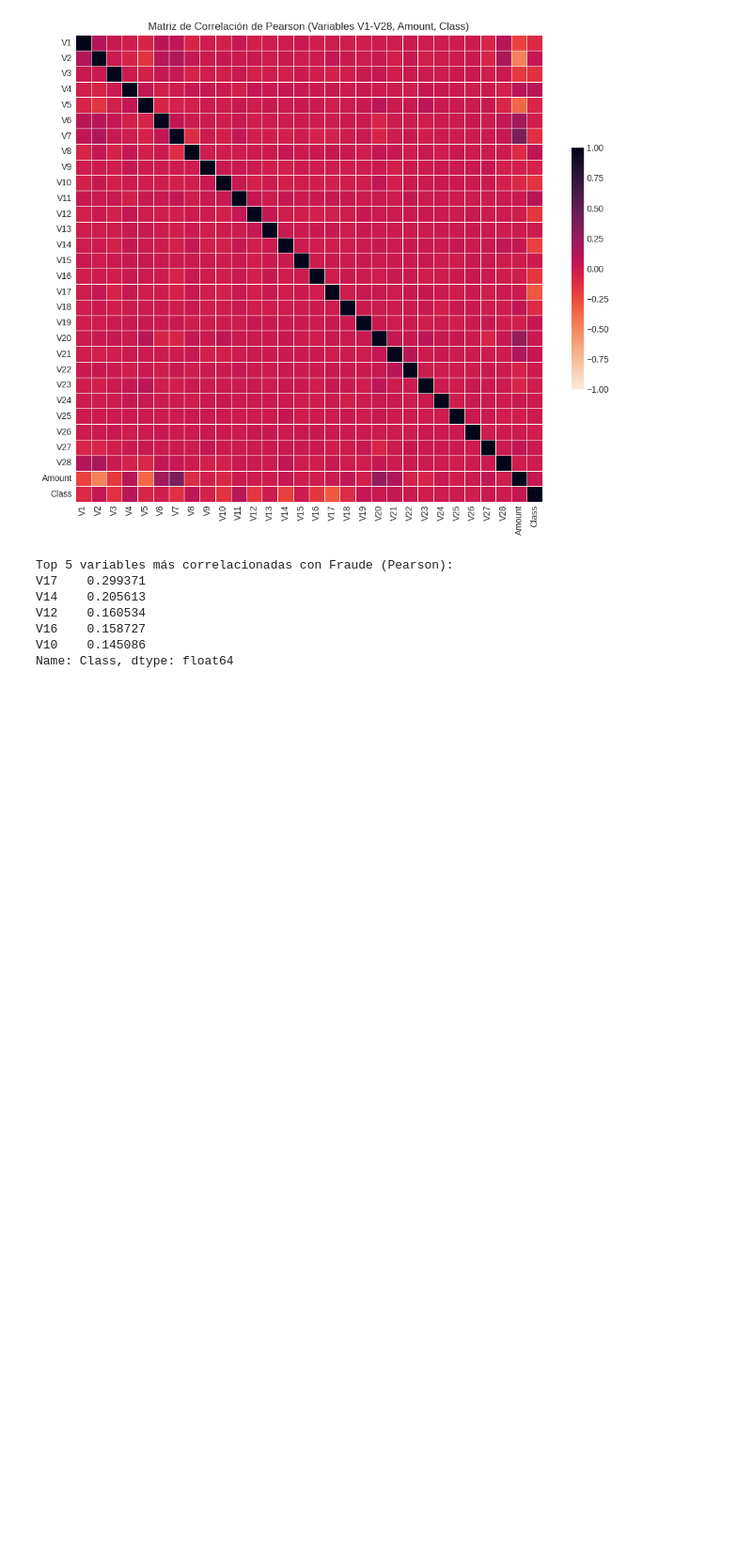
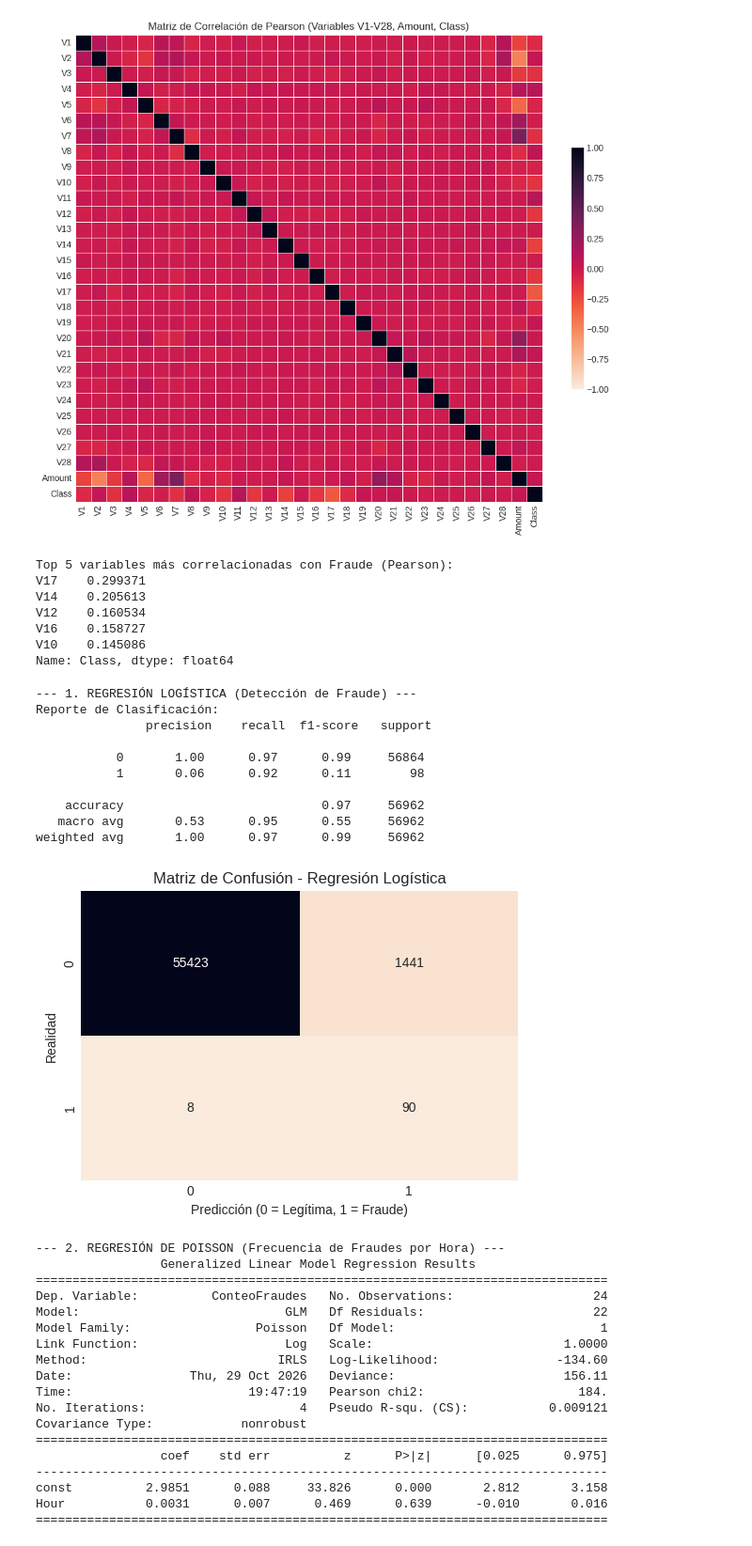
Before and after one commit to ksantistebant/bank, a Jupyter notebook: fraude.ipynb, the cells around one changed output. Shown at 94% size. Cells and saved outputs as stored; diff of their text form; code cells hidden in the pictures; blank space fills up the shorter version.

```diff
--- a/fraude.ipynb
+++ b/fraude.ipynb
@@ -238,3 +238,78 @@ V12    0.160534
 V16    0.158727
 V10    0.145086
 Name: Class, dtype: float64
+# %%
+# ==========================================
+# MÓDULO 4: REGRESIÓN LOGÍSTICA Y POISSON
+# ==========================================
+from sklearn.model_selection import train_test_split
+from sklearn.linear_model import LogisticRegression
+from sklearn.metrics import classification_report, confusion_matrix
+import statsmodels.api as sm
+
+print("--- 1. REGRESIÓN LOGÍSTICA (Detección de Fraude) ---")
+# Separar características (X) y objetivo (y). Excluimos 'Time' y 'Hour' para usar solo las V1-V28 y Amount
+X = df.drop(columns=['Class', 'Time', 'Hour'])
+y = df['Class']
+
+# División de datos (80% entrenamiento, 20% prueba)
+# stratify=y asegura que la misma proporción mínima de fraudes quede en ambos conjuntos
+X_train, X_test, y_train, y_test = train_test_split(X, y, test_size=0.2, random_state=42, stratify=y)
+
+# Entrenar modelo (class_weight='balanced' penaliza fuertemente los errores en la clase minoritaria)
+modelo_logistico = LogisticRegression(class_weight='balanced', max_iter=1000)
+modelo_logistico.fit(X_train, y_train)
+
+y_pred = modelo_logistico.predict(X_test)
+print("Reporte de Clasificación:\n", classification_report(y_test, y_pred))
+
+# Gráfico de Matriz de Confusión
+plt.figure(figsize=(6, 4))
+cm = confusion_matrix(y_test, y_pred)
+sns.heatmap(cm, annot=True, fmt='d', cmap='rocket_r', cbar=False)
+plt.title('Matriz de Confusión - Regresión Logística')
+plt.xlabel('Predicción (0 = Legítima, 1 = Fraude)')
+plt.ylabel('Realidad')
+plt.show()
+
+print("\n--- 2. REGRESIÓN DE POISSON (Frecuencia de Fraudes por Hora) ---")
+# Agrupar la cantidad de fraudes por hora
+fraudes_por_hora = df[df['Class'] == 1].groupby('Hour').size().reset_index(name='ConteoFraudes')
+
+# Variable independiente (X: Hora) y dependiente (y: Conteo de fraudes)
+X_poisson = sm.add_constant(fraudes_por_hora['Hour']) # statsmodels requiere agregar la constante manualmente
+y_poisson = fraudes_por_hora['ConteoFraudes']
+
+# Entrenar modelo Poisson
+modelo_poisson = sm.GLM(y_poisson, X_poisson, family=sm.families.Poisson()).fit()
+print(modelo_poisson.summary())
+# %% [output]
+--- 1. REGRESIÓN LOGÍSTICA (Detección de Fraude) ---
+Reporte de Clasificación:
+               precision    recall  f1-score   support
+
+           0       1.00      0.97      0.99     56864
+           1       0.06      0.92      0.11        98
+
+    accuracy                           0.97     56962
+   macro avg       0.53      0.95      0.55     56962
+weighted avg       1.00      0.97      0.99     56962
+[figure, added]
+--- 2. REGRESIÓN DE POISSON (Frecuencia de Fraudes por Hora) ---
+                 Generalized Linear Model Regression Results
+==============================================================================
+Dep. Variable:          ConteoFraudes   No. Observations:                   24
+Model:                            GLM   Df Residuals:                       22
+Model Family:                 Poisson   Df Model:                            1
+Link Function:                    Log   Scale:                          1.0000
+Method:                          IRLS   Log-Likelihood:                -134.60
+Date:                Thu, 29 Oct 2026   Deviance:                       156.11
+Time:                        19:47:19   Pearson chi2:                     184.
+No. Iterations:                     4   Pseudo R-squ. (CS):           0.009121
+Covariance Type:            nonrobust
+==============================================================================
+                 coef    std err          z      P>|z|      [0.025      0.975]
+------------------------------------------------------------------------------
+const          2.9851      0.088     33.826      0.000       2.812       3.158
+Hour           0.0031      0.007      0.469      0.639      -0.010       0.016
+==============================================================================
```
Also changed, not shown: parts of 5 cells of this notebook, 8 other files.
